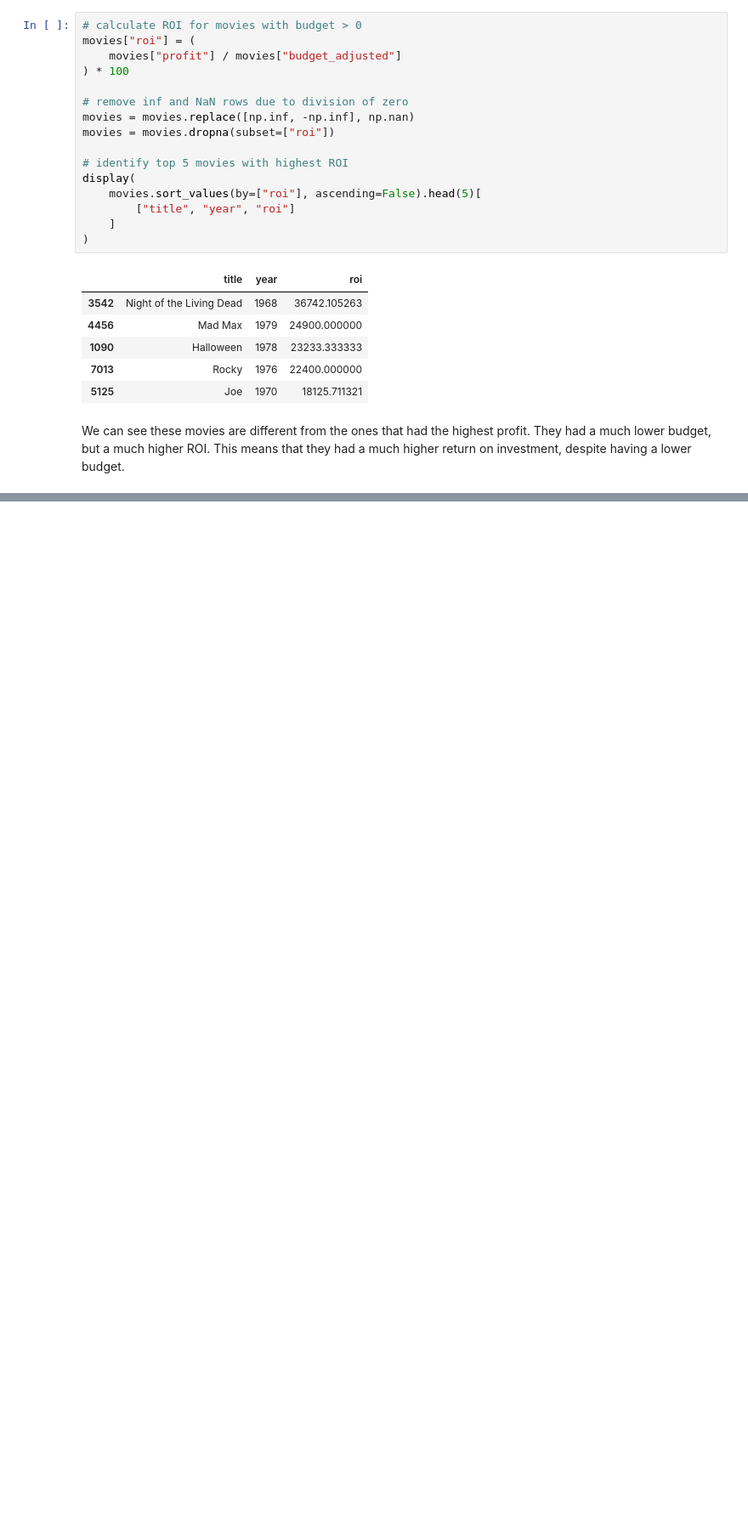
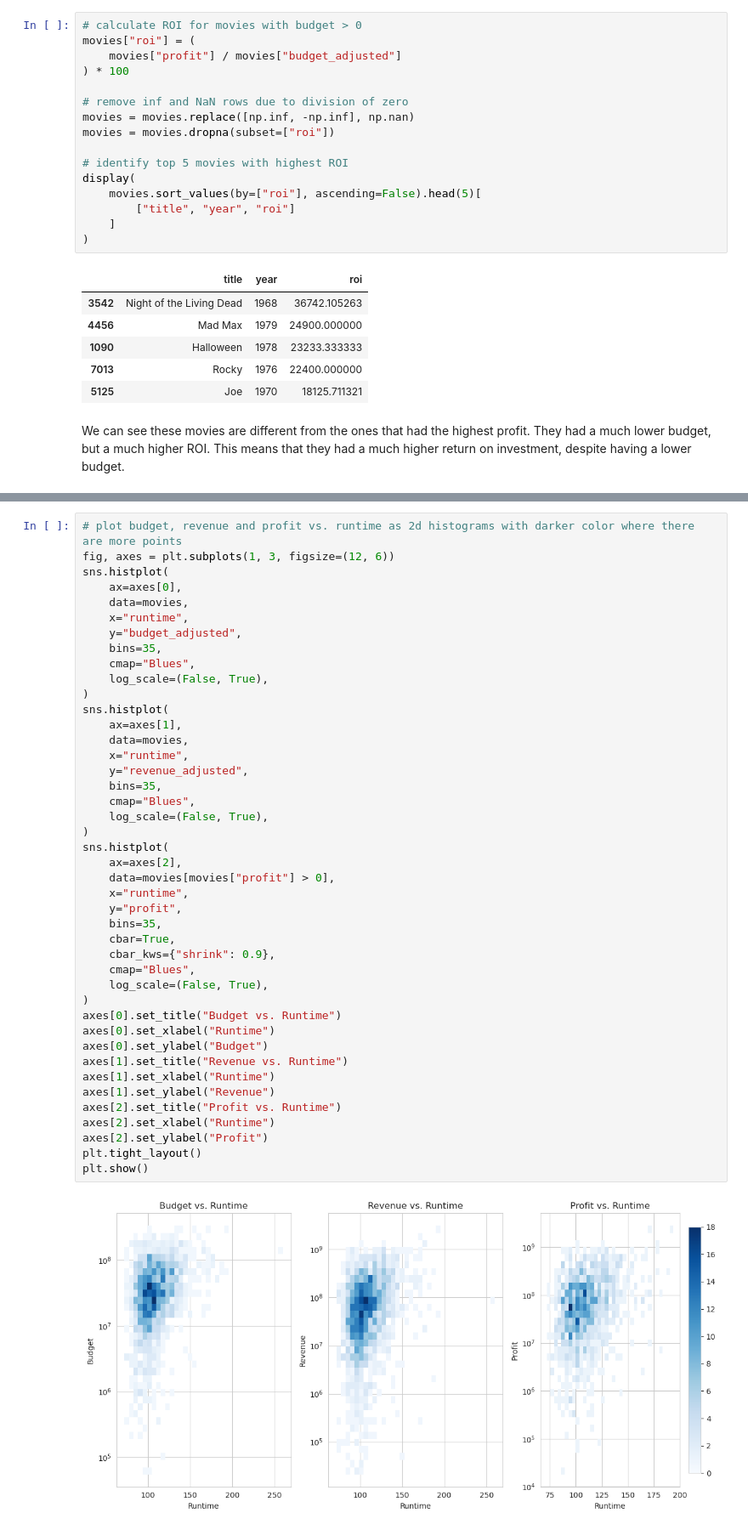
Before and after one commit to epfl-ada/ada-2023-project-fivefrenchspeakingpeoplenocap, a Jupyter notebook: p2_dataloading.ipynb, the cells around one changed output, grey strips where cells are left out. Shown: that part at 85% size. Cells and saved outputs as stored; diff of their text form; blank space fills up the shorter version.

```diff
--- a/p2_dataloading.ipynb
+++ b/p2_dataloading.ipynb
@@ -919,0 +957,45 @@ We can see these movies are different from the ones that had the highest profit.
+# %%
+# plot budget, revenue and profit vs. runtime as 2d histograms with darker color where there are more points
+fig, axes = plt.subplots(1, 3, figsize=(12, 6))
+sns.histplot(
+    ax=axes[0],
+    data=movies,
+    x="runtime",
+    y="budget_adjusted",
+    bins=35,
+    cmap="Blues",
+    log_scale=(False, True),
+)
+sns.histplot(
+    ax=axes[1],
+    data=movies,
+    x="runtime",
+    y="revenue_adjusted",
+    bins=35,
+    cmap="Blues",
+    log_scale=(False, True),
+)
+sns.histplot(
+    ax=axes[2],
+    data=movies[movies["profit"] > 0],
+    x="runtime",
+    y="profit",
+    bins=35,
+    cbar=True,
+    cbar_kws={"shrink": 0.9},
+    cmap="Blues",
+    log_scale=(False, True),
+)
+axes[0].set_title("Budget vs. Runtime")
+axes[0].set_xlabel("Runtime")
+axes[0].set_ylabel("Budget")
+axes[1].set_title("Revenue vs. Runtime")
+axes[1].set_xlabel("Runtime")
+axes[1].set_ylabel("Revenue")
+axes[2].set_title("Profit vs. Runtime")
+axes[2].set_xlabel("Runtime")
+axes[2].set_ylabel("Profit")
+plt.tight_layout()
+plt.show()
+# %% [output]
+[figure, added]
```
Also changed, not shown: parts of 25 cells of this notebook.
